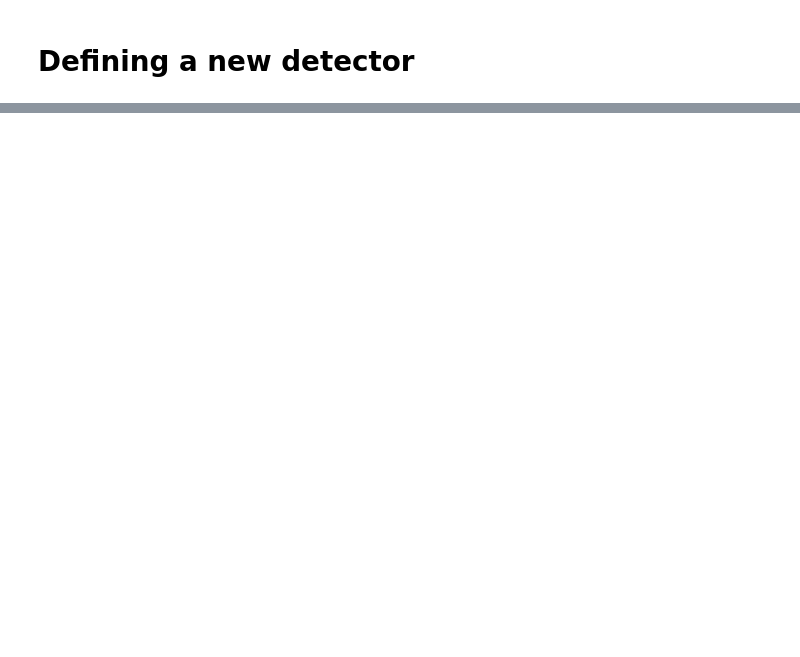
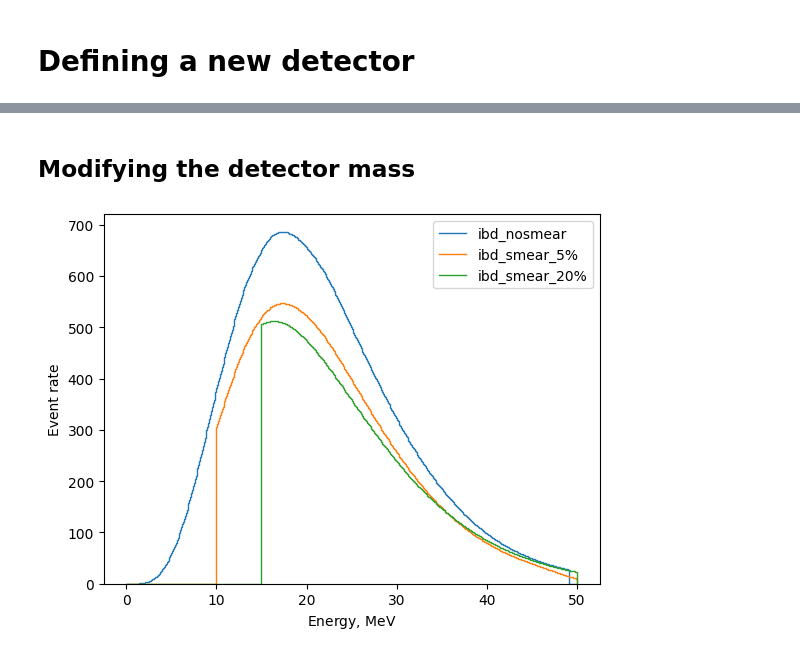
Before and after one commit to SNEWS2/snewpy, a Jupyter notebook: doc/nb/Detector_demo.ipynb, the cells around one changed output, grey strips where cells are left out. Drawn from its saved outputs; the diff is of its cells as text; code cells hidden in the pictures; blank space fills up the shorter version.

```diff
--- a/doc/nb/Detector_demo.ipynb
+++ b/doc/nb/Detector_demo.ipynb
@@ -211,0 +214,16 @@ plt.show()
+# %% [markdown]
+## Modifying the detector mass
+# %%
+det.mass = 100<<u.kt
+# %%
+#plot the event rate in the detector
+rates = det.run(flux)
+for chan,rate in rates.items():
+    #integrate over time
+    plot_rate(rate, axis='energy', label=chan)
+plt.legend()
+#plt.yscale('log')
+#plt.ylim(1e-3)
+plt.show()
+# %% [output]
+[figure, added]
```
Also changed, not shown: parts of 7 cells of this notebook.
